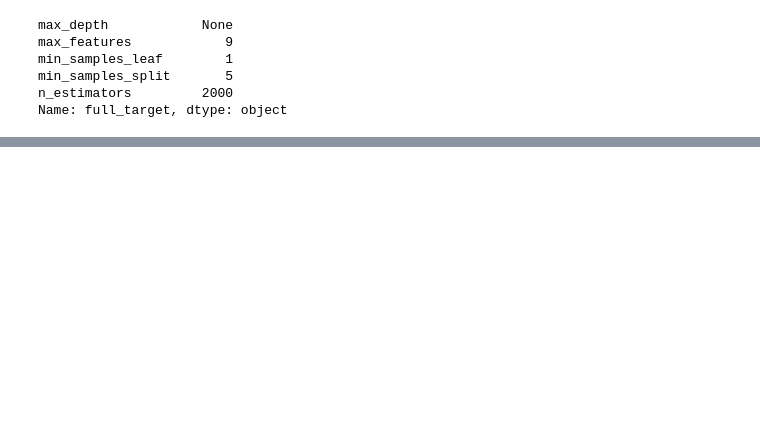
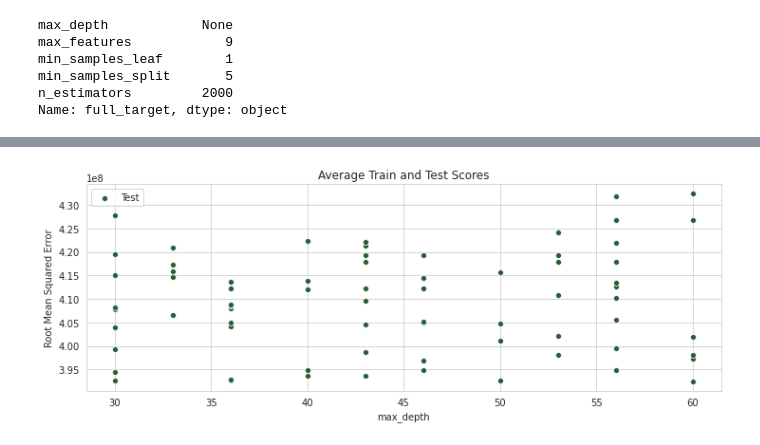
Before and after one commit to christianspybrook/springboard, a Jupyter notebook: capstones/capstone2/capstone2_rf_regressor_test.ipynb, the cells around one changed output, grey strips where cells are left out. Cells and saved outputs as stored; diff of their text form; code cells hidden in the pictures; blank space fills up the shorter version.

```diff
--- a/capstones/capstone2/capstone2_rf_regressor_test.ipynb
+++ b/capstones/capstone2/capstone2_rf_regressor_test.ipynb
@@ -316,10 +534,8 @@ get_results(results_1)
 | 15 | -4.225884e+08 | -3.002592e+08 | 70 | 9 | 4 | 9 | ... |
 # %%
 def plot_results_param(parameter, results):
-    """Returns plot of average train and test scores for random parameter"""
-    plt.plot(results['param_' + parameter].sort_values(),
-             results['mean_train_score'] * -1, label='Train', color=mp.colors(2))
-    plt.plot(results['param_' + parameter].sort_values(),
+    """Returns plot of test scores for random parameter"""
+    sns.scatterplot(results['param_' + parameter],
              results['mean_test_score'] * -1, label='Test', color=mp.colors(4))
 
     plt.xlabel(parameter)
@@ -353,0 +565,9 @@ plot_results_param('n_estimators', results_1)
+# %%
+# create initial parameter search grid
+random_grid_2 = {
+    'max_depth': [int(x) for x in np.linspace(30, 60, num=10)] + [None],
+    'max_features': [int(x) for x in np.linspace(8, 17, num=10)],
+    'min_samples_leaf': [int(x) for x in np.linspace(1, 5, num=5)],
+    'min_samples_split': [int(x) for x in np.linspace(1, 5, num=5)],
+    'n_estimators': [int(x) for x in np.linspace(400, 3000, num=14)]}
+random_grid_2
@@ -353,0 +593,3 @@ plot_results_param('n_estimators', results_1)
+# %%
+# get next best model and results
+best_model_2, results_2 = get_best_model(X_train, y_train, random_grid_2)
@@ -353,0 +643,4 @@ plot_results_param('n_estimators', results_1)
+# %%
+plot_results_param('max_depth', results_2)
+# %% [output]
+[figure, added]
```
Also changed, not shown: parts of 95 cells of this notebook.
